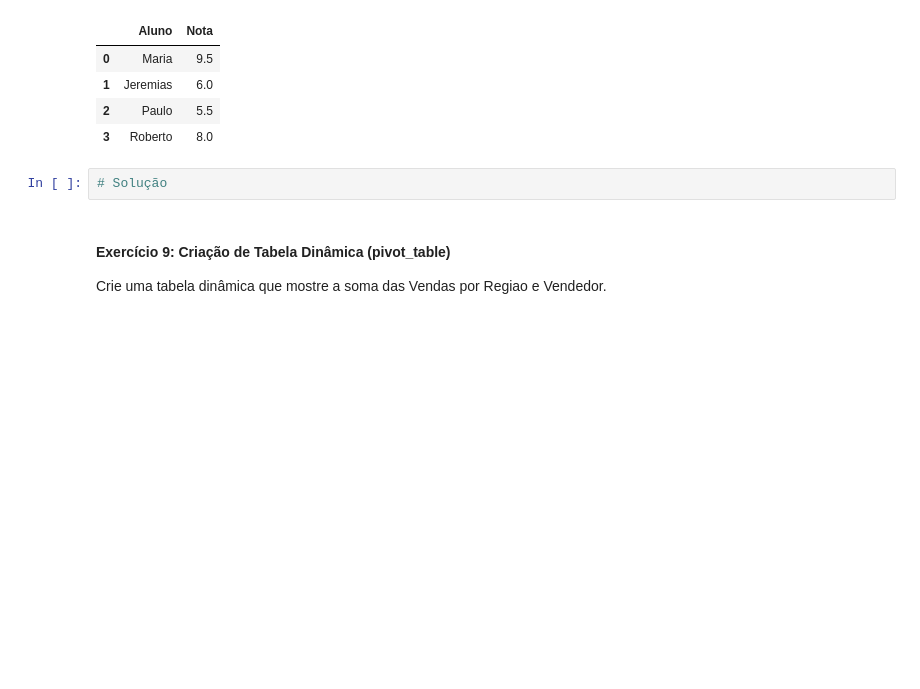
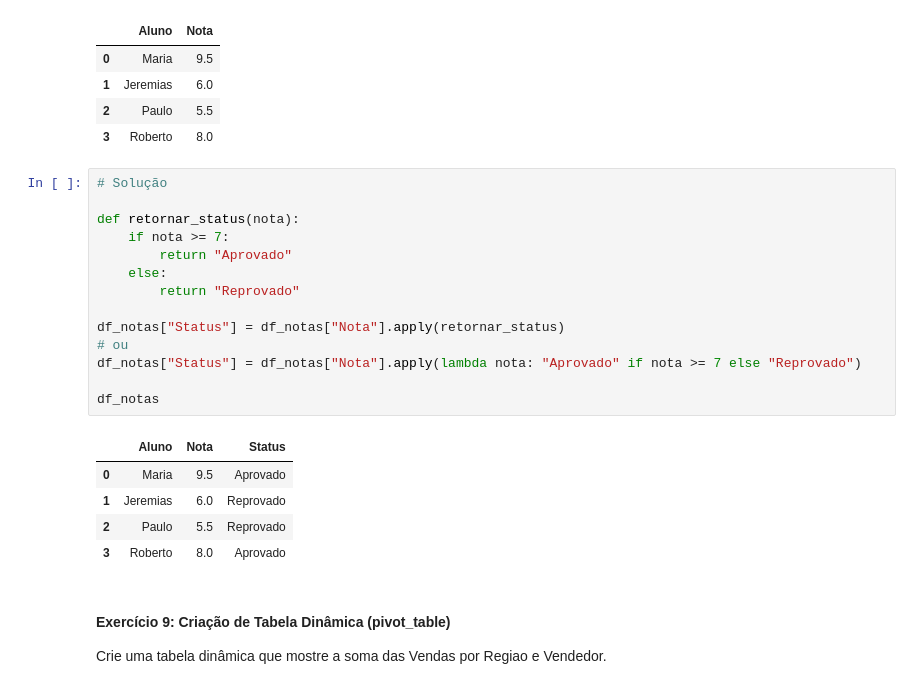
Before and after one commit to marcusvbrangel/fundamentos-linguagem-python-basico-aplicacoes-ia, a Jupyter notebook: chaper-pandas/DSA-Python-Lista4-Exercicios.ipynb, the cells around one changed output. Drawn from its saved outputs; the diff is of its cells as text; blank space fills up the shorter version.

```diff
--- a/chaper-pandas/DSA-Python-Lista4-Exercicios.ipynb
+++ b/chaper-pandas/DSA-Python-Lista4-Exercicios.ipynb
@@ -173,6 +231,24 @@ df_notas
 | 3 | Roberto | 8.0 |
 # %%
 # Solução
+
+def retornar_status(nota):
+    if nota >= 7:
+        return "Aprovado"
+    else:
+        return "Reprovado"
+
+df_notas["Status"] = df_notas["Nota"].apply(retornar_status)
+# ou
+df_notas["Status"] = df_notas["Nota"].apply(lambda nota: "Aprovado" if nota >= 7 else "Reprovado")
+
+df_notas
+# %% [output]
+|  | Aluno | Nota | Status |
+| 0 | Maria | 9.5 | Aprovado |
+| 1 | Jeremias | 6.0 | Reprovado |
+| 2 | Paulo | 5.5 | Reprovado |
+| 3 | Roberto | 8.0 | Aprovado |
 # %% [markdown]
 #### Exercício 9: Criação de Tabela Dinâmica (pivot_table)
 <!-- Trabalho Desenvolvido na Data Science Academy - www.datascienceacademy.com.br -->
```
Also changed, not shown: parts of 10 cells of this notebook.
